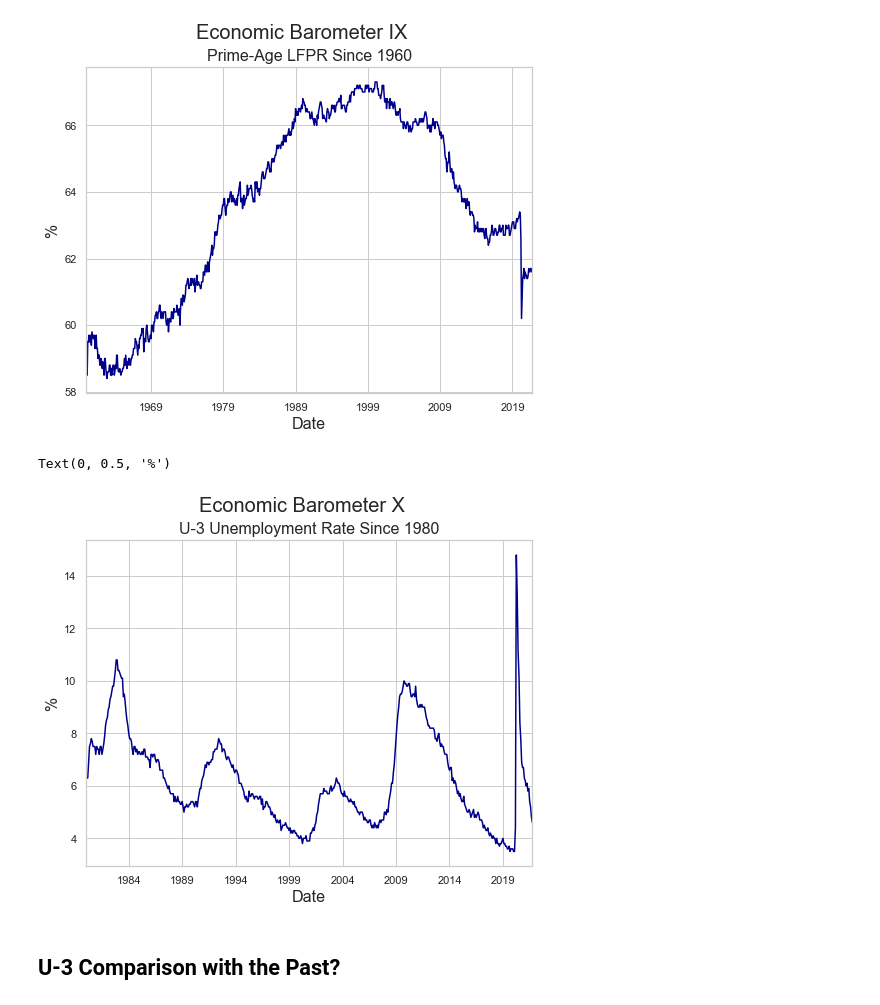
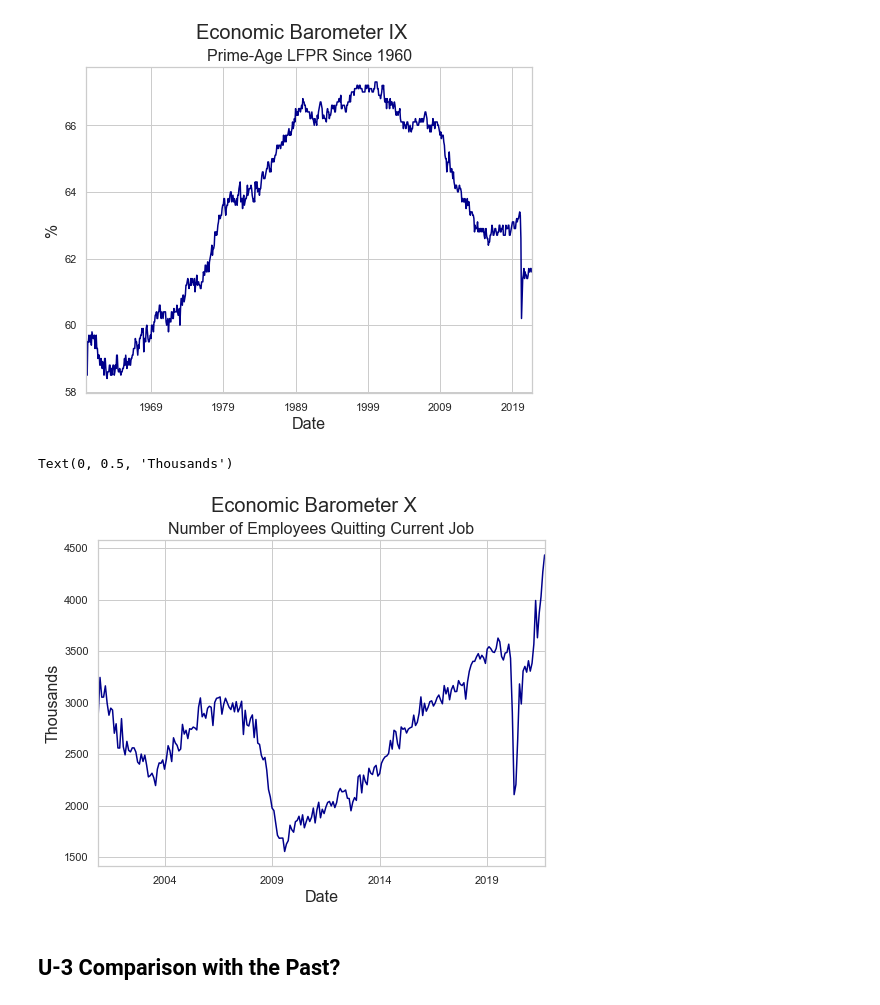
Before and after one commit to thsavage/Public-Presentations, a Jupyter notebook: Implications of the Current Economic Cycle for CRE.ipynb, the cells around one changed output. Saved outputs shown, nothing was run; the diff lists cells and outputs as text; code cells hidden in the pictures.

```diff
--- a/Implications of the Current Economic Cycle for CRE.ipynb
+++ b/Implications of the Current Economic Cycle for CRE.ipynb
@@ -167,15 +167,15 @@ plt.ylabel('%', fontsize=16)
 Text(0, 0.5, '%')
 [figure]
 # %%
-unemp_rate = fred.get_series("UNRATE", observation_start='1980-01-01')
+unemp_rate = fred.get_series("JTSQUL", observation_start='1980-01-01')
 unemp_rate.plot(color='darkblue', figsize=(8, 6))
 plt.suptitle('Economic Barometer X', fontsize=20)
-plt.title('U-3 Unemployment Rate Since 1980', fontsize=16)
+plt.title('Number of Employees Quitting Current Job', fontsize=16)
 plt.xlabel('Date', fontsize=16)
-plt.ylabel('%', fontsize=16)
+plt.ylabel('Thousands', fontsize=16)
 # %% [output]
-Text(0, 0.5, '%')
+Text(0, 0.5, 'Thousands')
-[figure, old version]
+[figure, new version]
 # %% [markdown]
 ## U-3 Comparison with the Past?
 # %%
```
Also changed, not shown: parts of 8 cells of this notebook, 1 other file.
